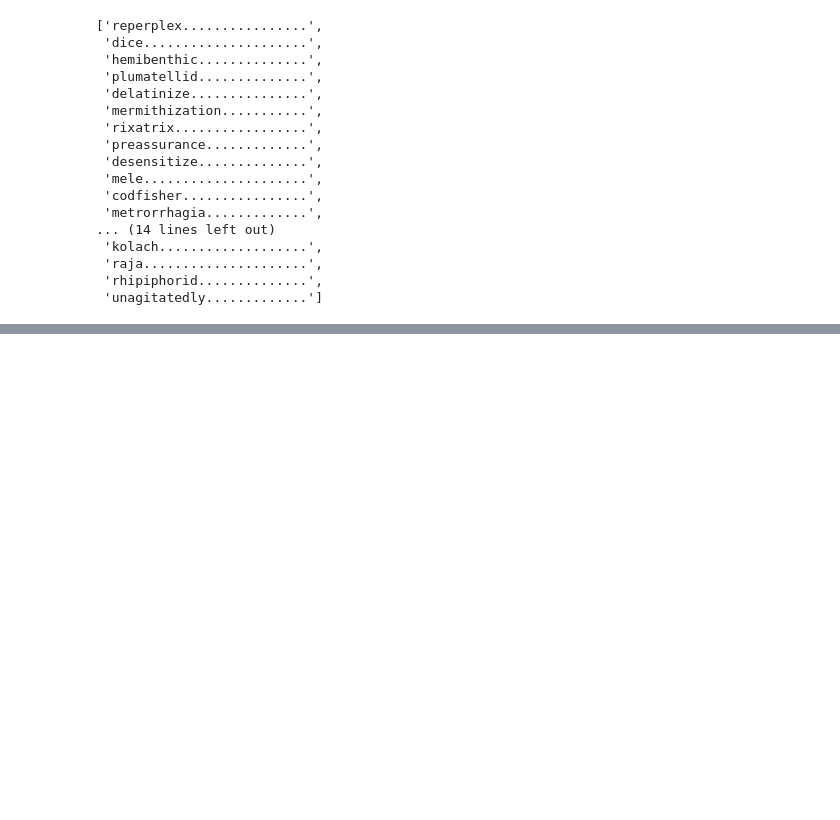
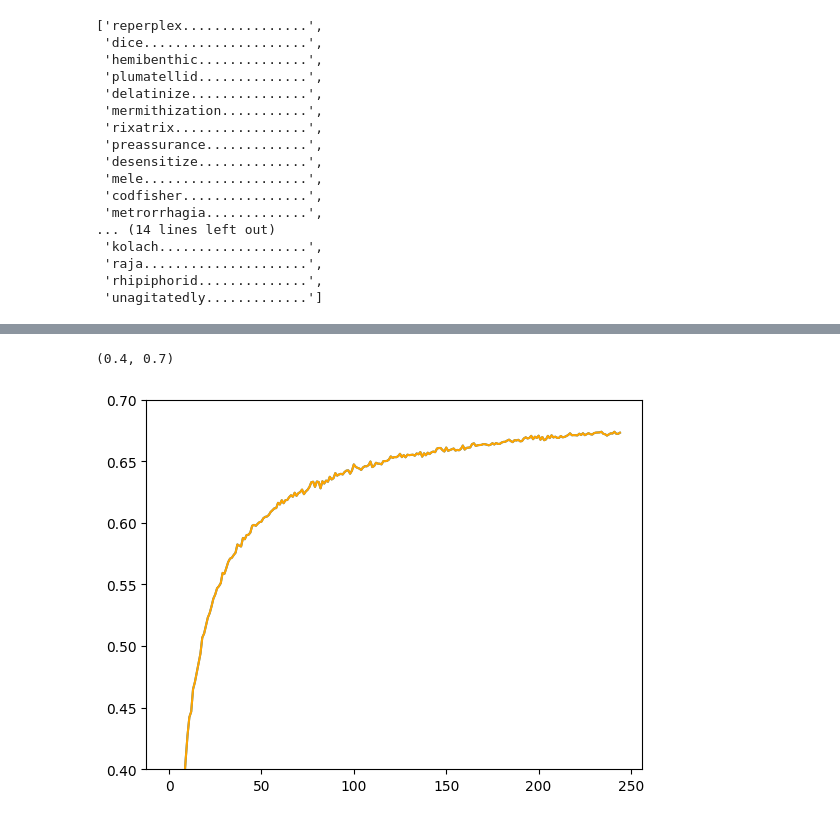
Before and after one commit to cweill/transformer-hangman-solver, a Jupyter notebook: hangman.ipynb, the cells around one changed output, grey strips where cells are left out. Drawn from its saved outputs; the diff is of its cells as text; code cells hidden in the pictures; blank space fills up the shorter version.

```diff
--- a/hangman.ipynb
+++ b/hangman.ipynb
@@ -666,3 +653,10 @@ plt.show()
+# %%
+plt.plot(val_acci)
+plt.plot(val_acci, color="orange")
+plt.ylim(0.4, 0.7)
+# %% [output]
+(0.4, 0.7)
+[figure, added]
 # %%
 def full_eval(dataset, batch_size=1024 * 4):
     model.eval()
```
Also changed, not shown: parts of 19 cells of this notebook, 1 other file.
